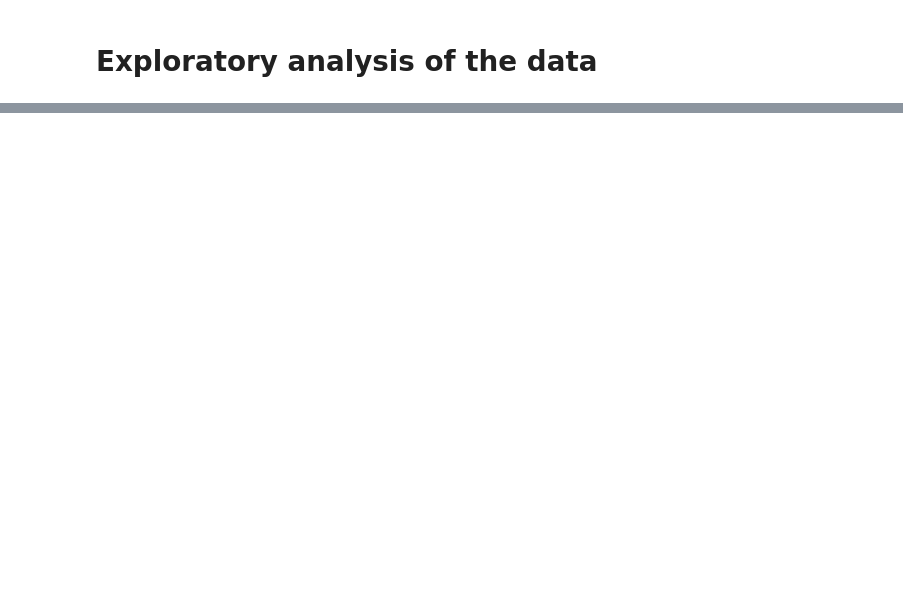
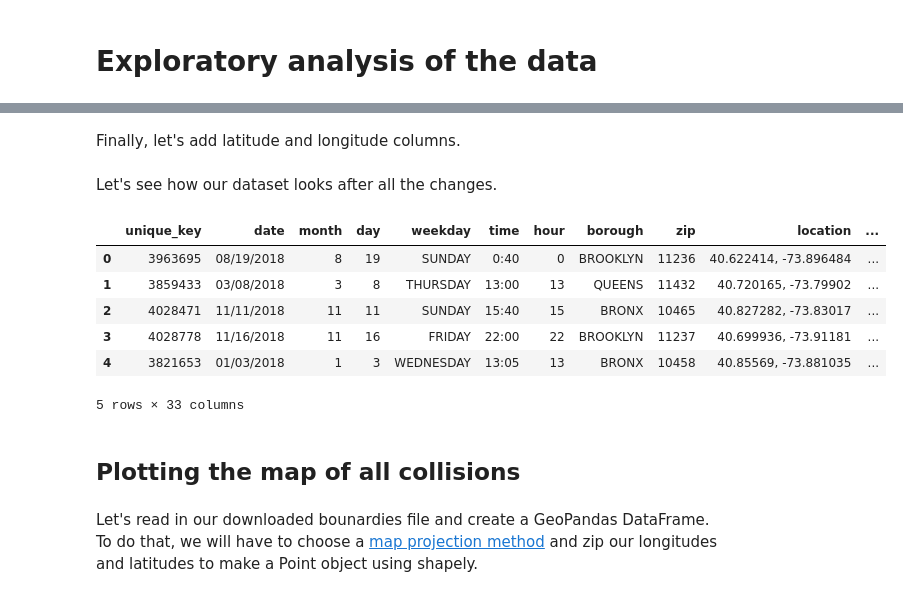
Before and after one commit to wozniakmikolaj/nyc-vehicle-collisions, a Jupyter notebook: nyc-collisions-data-analysis.ipynb, the cells around one changed output, grey strips where cells are left out. Cells and saved outputs as stored; diff of their text form; code cells hidden in the pictures; blank space fills up the shorter version.

```diff
--- a/nyc-collisions-data-analysis.ipynb
+++ b/nyc-collisions-data-analysis.ipynb
@@ -21,0 +86,3 @@ nyc_data.head(5)
+# %%
+nyc_data.insert(4, "weekday", [pd.Timestamp(day).day_name() for day in nyc_data["date"]])
+nyc_data["weekday"] = nyc_data["weekday"].str.upper()
@@ -21,0 +107,2 @@ nyc_data.head(5)
+# %% [markdown]
+Finally, let's add latitude and longitude columns.
@@ -21,0 +116,16 @@ nyc_data.head(5)
+# %% [markdown]
+Let's see how our dataset looks after all the changes.
+# %%
+nyc_data.head(5)
+# %% [output]
+|  | unique_key | date | month | day | weekday | time | hour | borough | zip | location | ... |
+| 0 | 3963695 | 08/19/2018 | 8 | 19 | SUNDAY | 0:40 | 0 | BROOKLYN | 11236 | 40.622414, -73.896484 | ... |
+| 1 | 3859433 | 03/08/2018 | 3 | 8 | THURSDAY | 13:00 | 13 | QUEENS | 11432 | 40.720165, -73.79902 | ... |
+| 2 | 4028471 | 11/11/2018 | 11 | 11 | SUNDAY | 15:40 | 15 | BRONX | 10465 | 40.827282, -73.83017 | ... |
+| 3 | 4028778 | 11/16/2018 | 11 | 16 | FRIDAY | 22:00 | 22 | BROOKLYN | 11237 | 40.699936, -73.91181 | ... |
+| 4 | 3821653 | 01/03/2018 | 1 | 3 | WEDNESDAY | 13:05 | 13 | BRONX | 10458 | 40.85569, -73.881035 | ... |
+5 rows × 33 columns
+# %% [markdown]
+## Plotting the map of all collisions
+# %% [markdown]
+Let's read in our downloaded bounardies file and create a GeoPandas DataFrame. To do that, we will have to choose a [map projection method](http://geopandas.org/projections.html) and zip our longitudes and latitudes to make a Point object using shapely.
```
Also changed, not shown: parts of 98 cells of this notebook, 11 other files.
